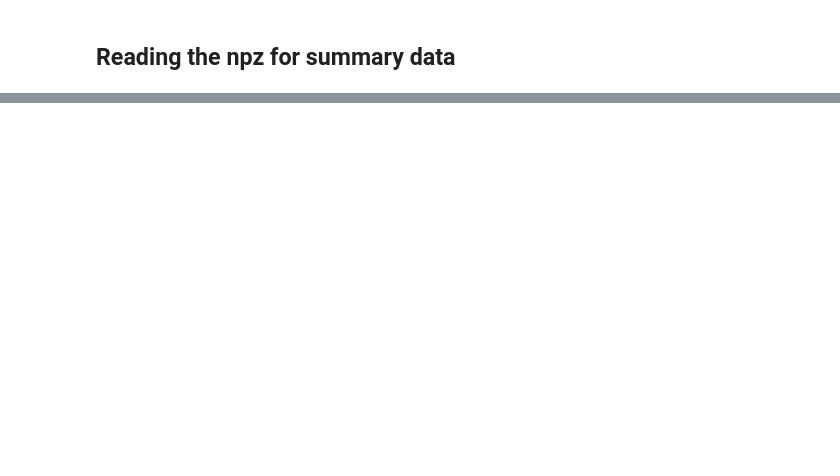
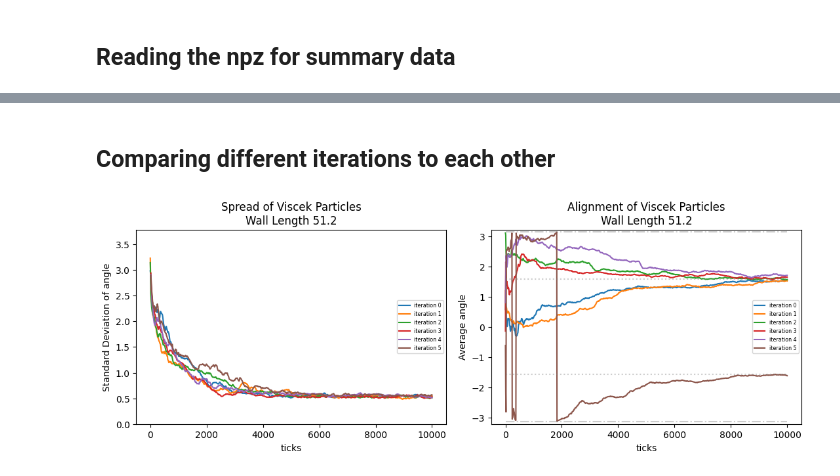
Before and after one commit to RoryTidmarsh/WettingRobots, a Jupyter notebook: wall implemetation/wall_size_experiment/reading_npz.ipynb, the cells around one changed output, grey strips where cells are left out. Cells and saved outputs as stored; diff of their text form; code cells hidden in the pictures; blank space fills up the shorter version.

```diff
--- a/wall implemetation/wall_size_experiment/reading_npz.ipynb
+++ b/wall implemetation/wall_size_experiment/reading_npz.ipynb
@@ -124,0 +239,56 @@ print(summary_data["Density (rho)"])
+# %%
+wall_lengths = sorted(wall_lengths)
+# %% [markdown]
+## Comparing different iterations to each other
+# %%
+text_width = 5.5
+fig_width = text_width
+fig_height = 0.75 * fig_width
+fig, ax = plt.subplots(ncols=2, figsize=(2*fig_width, fig_height))
+
+wall_length = float(wall_lengths[-4])
+for i in range(len(simulations)):
+    if simulations[i]["wall length"] == wall_length:
+        simulation = simulations[i]
+        alignment_average_frames = simulation["alignment_average"]
+
+        # Plot standard deviation
+        std_angles = np.where(simulation["angle_std"] < 0, np.nan, simulation["angle_std"])
+        times = np.arange(0, steps +1, alignment_average_frames)
+        ax[0].plot(times, std_angles, label=f"iteration {simulation['iteration']}")
+
+        # Plot alignment angle
+        angle = simulation["angle"]
+        ax[1].plot(times, angle, label=f"iteration {simulation['iteration']}")
+
+rho = simulation["rho"]
+
+# Settings for left plot (spread)
+ax[0].legend(fontsize="xx-small", loc='center right')
+ax[0].set_xlabel("ticks")
+ax[0].set_ylabel("Standard Deviation of angle")
+ax[0].set_title(f"Spread of Viscek Particles\nWall Length {wall_length:.1f}")
+ax[0].set_ylim(0)
+
+# Settings for right plot (alignment)
+ax[1].legend(fontsize="xx-small", loc='center right')
+ax[1].set_xlabel("ticks")
+ax[1].set_ylabel("Average angle")
+ax[1].set_title(f"Alignment of Viscek Particles\nWall Length {wall_length:.1f}")
+ax[1].set_ylim(-3.22, 3.22)
+
+# Add the horizontal lines for angle limits
+ax[1].plot([0,times.max()],[-np.pi, -np.pi], linestyle="-.", color="grey", alpha=0.4)  # Lower angle limit
+ax[1].plot([0,times.max()],[np.pi, np.pi], linestyle="-.", color="grey", alpha=0.4)    # Upper angle limit
+ax[1].plot([0,times.max()],[np.pi/2, np.pi/2], linestyle="dotted", color="grey", alpha=0.4)  # Upper angle limit
+ax[1].plot([0,times.max()],[-np.pi/2, -np.pi/2], linestyle="dotted", color="grey", alpha=0.4)  # Upper angle limit
+
+plt.tight_layout()  # Adjust spacing between subplots
+
+filename = f"max_wall_length_spread_and_alignment_rho={rho}_{steps}.png"
+figures_dir = os.getcwd() + "/figures"
+filepath = os.path.join(figures_dir, filename)
+# plt.savefig(filepath, dpi=300, bbox_inches='tight')
+plt.show()
+# %% [output]
+[figure, added]
```
Also changed, not shown: parts of 9 cells of this notebook, 1 other file.
